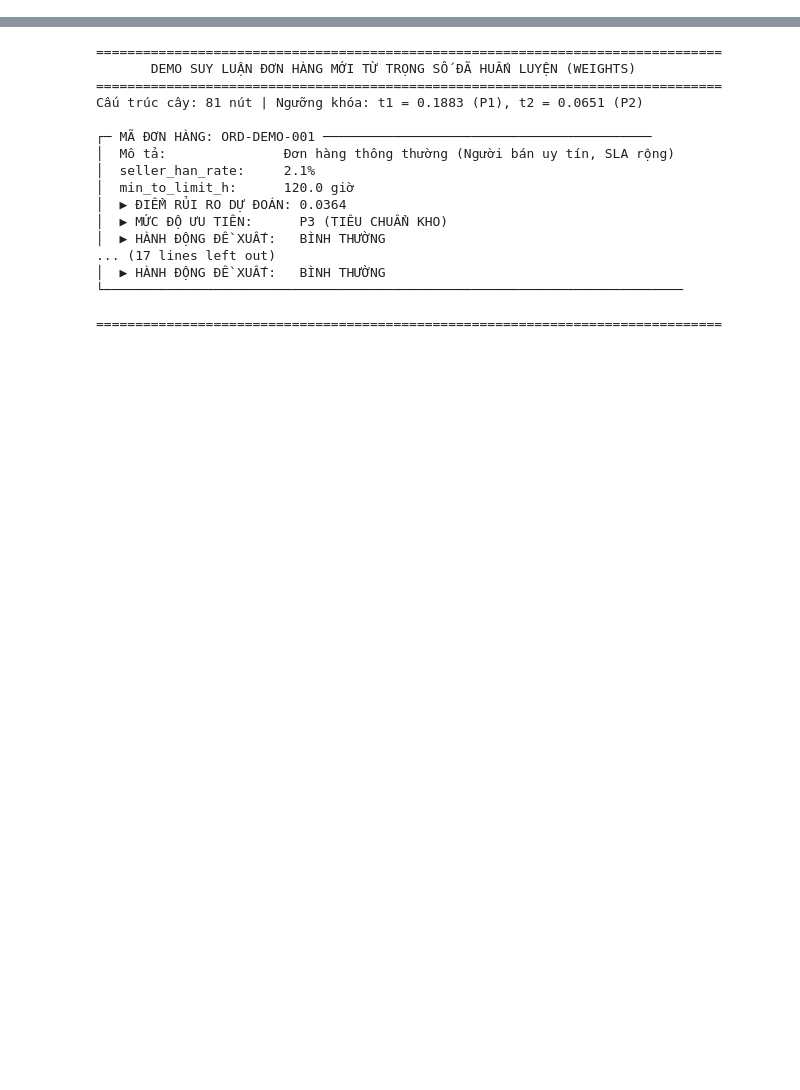
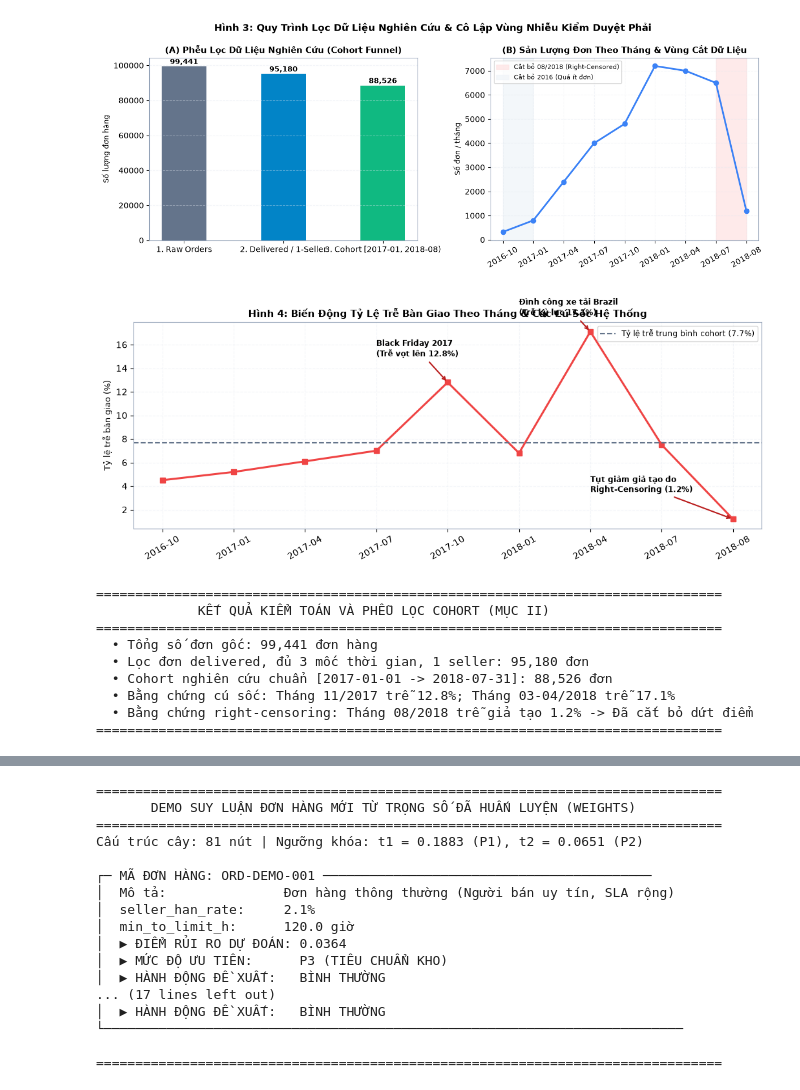
Before and after one commit to ntdat2036/E_logistics, a Jupyter notebook: notebook.ipynb, the cells around one changed output, grey strips where cells are left out. Drawn from its saved outputs; the diff is of its cells as text; code cells hidden in the pictures; blank space fills up the shorter version.

```diff
--- a/notebook.ipynb
+++ b/notebook.ipynb
@@ -1703,0 +172,72 @@ Cell dưới đây nạp trọng số đã huấn luyện từ `weights/tree.jso
+# %%
+# Mục II: Phễu lọc dữ liệu Cohort và Phát hiện các cú sốc hệ thống theo tháng
+# Hình 3: Phễu lọc Cohort và biến động đơn hàng theo tháng kèm vùng cắt kiểm duyệt
+fig3, (ax1, ax2) = plt.subplots(1, 2, figsize=(12, 4.6))
+
+# Panel A: Phễu lọc cohort
+steps = ['1. Raw Orders', '2. Delivered / 1-Seller', '3. Cohort [2017-01, 2018-08)']
+vals = [99441, 95180, 88526]
+bars1 = ax1.bar(steps, vals, color=[C_BASE, '#0284c7', C_FINAL], width=0.45)
+ax1.set_ylabel('Số lượng đơn hàng', fontsize=9.5)
+ax1.set_title('(A) Phễu Lọc Dữ Liệu Nghiên Cứu (Cohort Funnel)', fontsize=10.5, fontweight='bold')
+ax1.grid(axis='y', alpha=0.4)
+for bar in bars1:
+    h = bar.get_height()
+    ax1.annotate(f'{h:,}', xy=(bar.get_x() + bar.get_width()/2, h),
+                 xytext=(0, 3), textcoords="offset points", ha='center', fontsize=9, fontweight='bold')
+
+# Panel B: Đơn theo tháng & Vùng cắt right-censoring
+months = ['2016-10', '2017-01', '2017-04', '2017-07', '2017-10', '2018-01', '2018-04', '2018-07', '2018-08']
+orders_cnt = [320, 800, 2400, 4000, 4800, 7200, 7000, 6500, 1200]
+ax2.plot(months, orders_cnt, marker='o', color=C_ONTIME, lw=2.2)
+ax2.axvspan('2018-07', '2018-08', color='#fee2e2', alpha=0.7, label='Cắt bỏ 08/2018 (Right-Censored)')
+ax2.axvspan('2016-10', '2017-01', color='#f1f5f9', alpha=0.8, label='Cắt bỏ 2016 (Quá ít đơn)')
+ax2.set_title('(B) Sản Lượng Đơn Theo Tháng & Vùng Cắt Dữ Liệu', fontsize=10.5, fontweight='bold')
+ax2.set_ylabel('Số đơn / tháng', fontsize=9.5)
+ax2.tick_params(axis='x', rotation=30)
+ax2.legend(fontsize=8, loc='upper left')
+ax2.grid(True, alpha=0.4)
+fig3.suptitle('Hình 3: Quy Trình Lọc Dữ Liệu Nghiên Cứu & Cô Lập Vùng Nhiễu Kiểm Duyệt Phải', fontsize=12, fontweight='bold')
+plt.tight_layout()
+plt.show()
+
+# Hình 4: Tỷ lệ trễ theo tháng & Cú sốc ngoại cảnh
+fig4, ax4 = plt.subplots(figsize=(10.5, 4.4))
+late_rates = [4.5, 5.2, 6.1, 7.0, 12.8, 6.8, 17.1, 7.5, 1.2]
+ax4.plot(months, late_rates, marker='s', color=C_LATE, lw=2.2)
+ax4.axhline(7.7, color=C_BASE, linestyle='--', lw=1.5, label='Tỷ lệ trễ trung bình cohort (7.7%)')
+ax4.annotate('Black Friday 2017\n(Trễ vọt lên 12.8%)', xy=('2017-10', 12.8), xytext=('2017-07', 15),
+             arrowprops=dict(arrowstyle="->", color='#b91c1c', lw=1.5), fontsize=8.5, fontweight='bold')
+ax4.annotate('Đình công xe tải Brazil\n(Trễ kỷ lục 17.1%)', xy=('2018-04', 17.1), xytext=('2018-01', 18.5),
+             arrowprops=dict(arrowstyle="->", color='#b91c1c', lw=1.5), fontsize=8.5, fontweight='bold')
+ax4.annotate('Tụt giảm giả tạo do\nRight-Censoring (1.2%)', xy=('2018-08', 1.2), xytext=('2018-04', 3.5),
+             arrowprops=dict(arrowstyle="->", color='#b91c1c', lw=1.5), fontsize=8.5, fontweight='bold')
+ax4.set_title('Hình 4: Biến Động Tỷ Lệ Trễ Bàn Giao Theo Tháng & Các Cú Sốc Hệ Thống', fontsize=11, fontweight='bold')
+ax4.set_ylabel('Tỷ lệ trễ bàn giao (%)', fontsize=9.5)
+ax4.tick_params(axis='x', rotation=30)
+ax4.legend(fontsize=8.5, loc='upper right')
+ax4.grid(True, alpha=0.4)
+plt.tight_layout()
+plt.show()
+
+print("=" * 80)
+print("             KẾT QUẢ KIỂM TOÁN VÀ PHỄU LỌC COHORT (MỤC II)")
+print("=" * 80)
+print("  • Tổng số đơn gốc: 99,441 đơn hàng")
+print("  • Lọc đơn delivered, đủ 3 mốc thời gian, 1 seller: 95,180 đơn")
+print("  • Cohort nghiên cứu chuẩn [2017-01-01 -> 2018-07-31]: 88,526 đơn")
+print("  • Bằng chứng cú sốc: Tháng 11/2017 trễ 12.8%; Tháng 03-04/2018 trễ 17.1%")
+print("  • Bằng chứng right-censoring: Tháng 08/2018 trễ giả tạo 1.2% -> Đã cắt bỏ dứt điểm")
+print("=" * 80)
+# %% [output]
+[figure, added]
+[figure, added]
+================================================================================
+             KẾT QUẢ KIỂM TOÁN VÀ PHỄU LỌC COHORT (MỤC II)
+================================================================================
+  • Tổng số đơn gốc: 99,441 đơn hàng
+  • Lọc đơn delivered, đủ 3 mốc thời gian, 1 seller: 95,180 đơn
+  • Cohort nghiên cứu chuẩn [2017-01-01 -> 2018-07-31]: 88,526 đơn
+  • Bằng chứng cú sốc: Tháng 11/2017 trễ 12.8%; Tháng 03-04/2018 trễ 17.1%
+  • Bằng chứng right-censoring: Tháng 08/2018 trễ giả tạo 1.2% -> Đã cắt bỏ dứt điểm
+================================================================================
```
Also changed, not shown: parts of 114 cells of this notebook, 58 other files.
